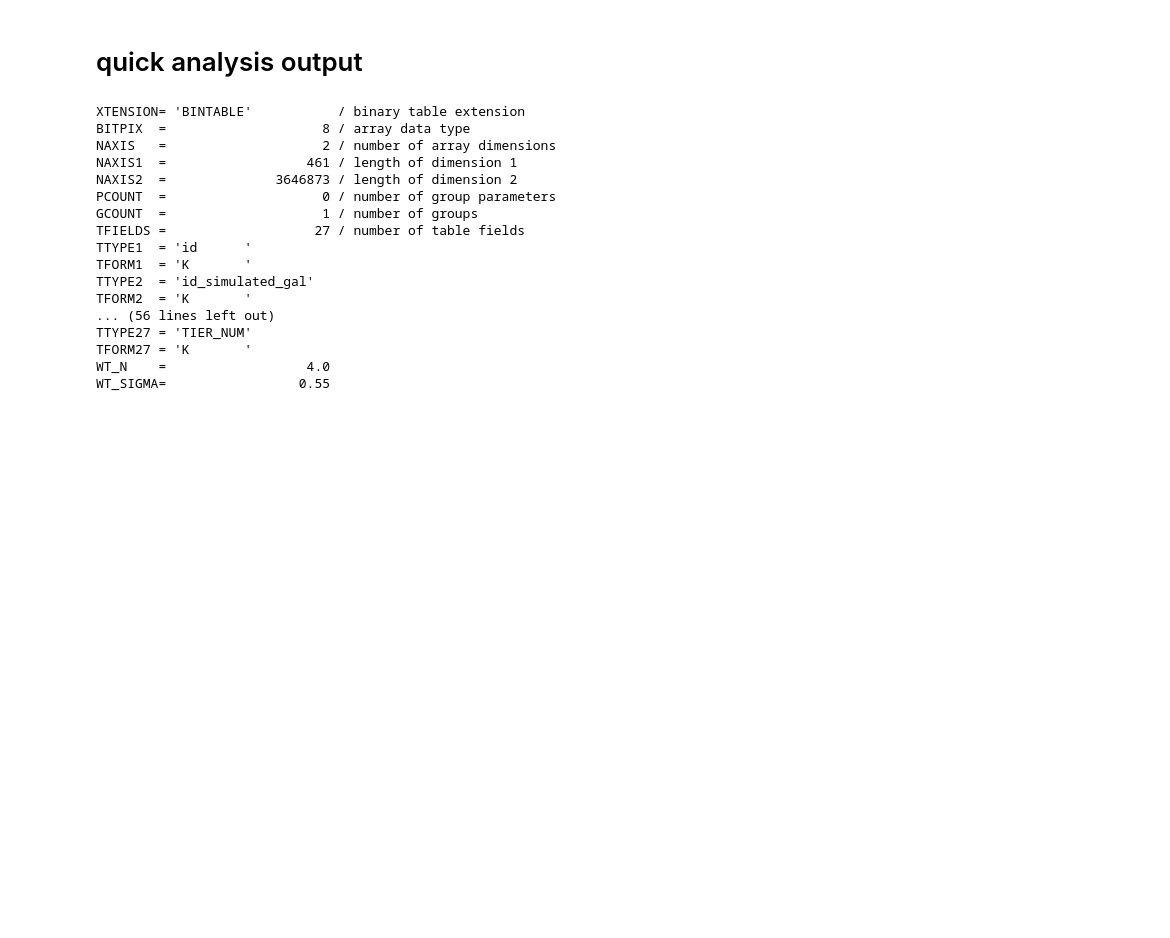
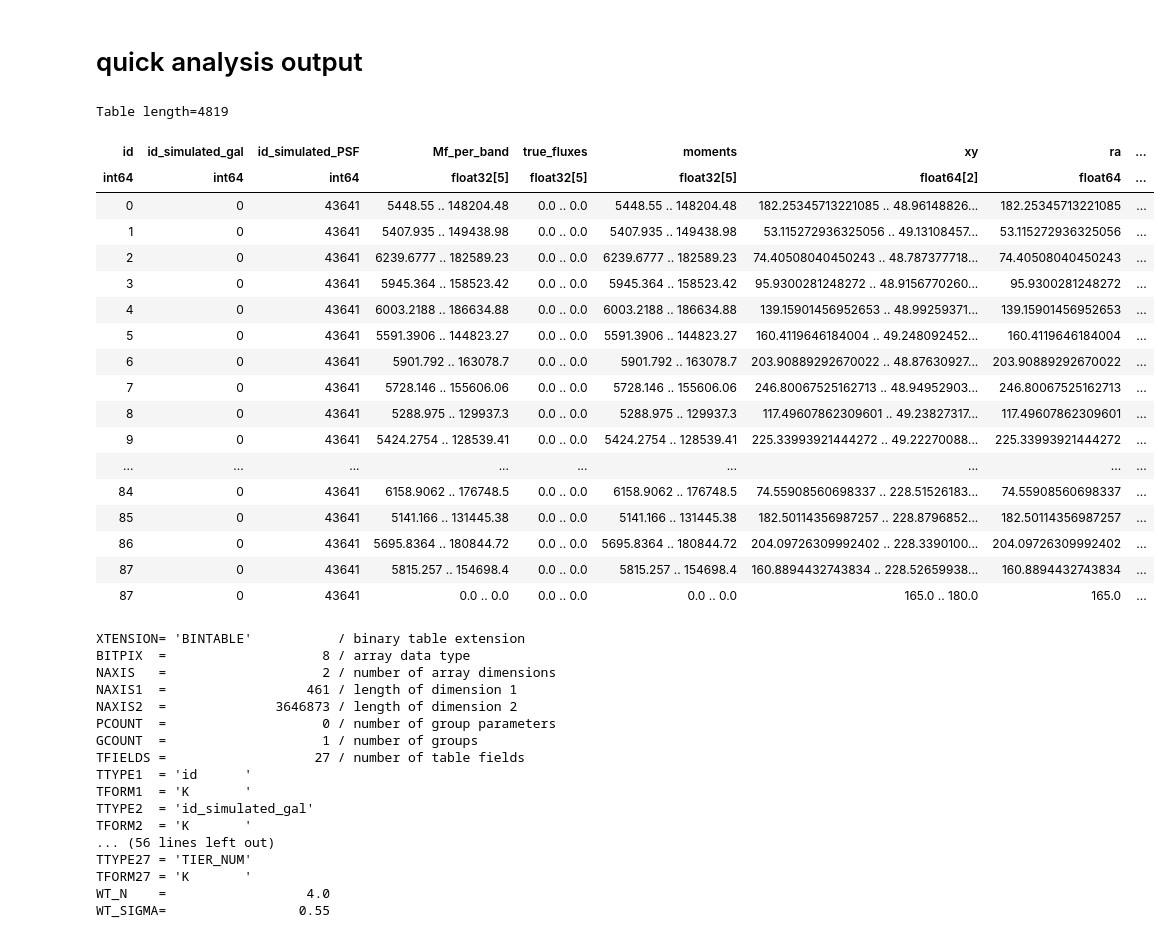
Before and after one commit to mgatti29/BFD_pipeline, a Jupyter notebook: Analysis.ipynb, the cells around one changed output. Drawn from its saved outputs; the diff is of its cells as text; code cells hidden in the pictures; blank space fills up the shorter version.

```diff
--- a/Analysis.ipynb
+++ b/Analysis.ipynb
@@ -1,5 +1,30 @@
 # %% [markdown]
 # quick analysis output
+# %%
+from astropy.io import fits
+from astropy.table import Table
+
+Table(fits.open('/home/vwetzell/Downloads/tiles_noblends_mask_effects_01_KBH/targets/ISm_targets_0.fits')[1].data)
+# %% [output]
+Table length=4819
+| id | id_simulated_gal | id_simulated_PSF | Mf_per_band | true_fluxes | moments | xy | ra | ... |
+| int64 | int64 | int64 | float32[5] | float32[5] | float32[5] | float64[2] | float64 | ... |
+| 0 | 0 | 43641 | 5448.55 .. 148204.48 | 0.0 .. 0.0 | 5448.55 .. 148204.48 | 182.25345713221085 .. 48.96148826... | 182.25345713221085 | ... |
+| 1 | 0 | 43641 | 5407.935 .. 149438.98 | 0.0 .. 0.0 | 5407.935 .. 149438.98 | 53.115272936325056 .. 49.13108457... | 53.115272936325056 | ... |
+| 2 | 0 | 43641 | 6239.6777 .. 182589.23 | 0.0 .. 0.0 | 6239.6777 .. 182589.23 | 74.40508040450243 .. 48.787377718... | 74.40508040450243 | ... |
+| 3 | 0 | 43641 | 5945.364 .. 158523.42 | 0.0 .. 0.0 | 5945.364 .. 158523.42 | 95.9300281248272 .. 48.9156770260... | 95.9300281248272 | ... |
+| 4 | 0 | 43641 | 6003.2188 .. 186634.88 | 0.0 .. 0.0 | 6003.2188 .. 186634.88 | 139.15901456952653 .. 48.99259371... | 139.15901456952653 | ... |
+| 5 | 0 | 43641 | 5591.3906 .. 144823.27 | 0.0 .. 0.0 | 5591.3906 .. 144823.27 | 160.4119646184004 .. 49.248092452... | 160.4119646184004 | ... |
+| 6 | 0 | 43641 | 5901.792 .. 163078.7 | 0.0 .. 0.0 | 5901.792 .. 163078.7 | 203.90889292670022 .. 48.87630927... | 203.90889292670022 | ... |
+| 7 | 0 | 43641 | 5728.146 .. 155606.06 | 0.0 .. 0.0 | 5728.146 .. 155606.06 | 246.80067525162713 .. 48.94952903... | 246.80067525162713 | ... |
+| 8 | 0 | 43641 | 5288.975 .. 129937.3 | 0.0 .. 0.0 | 5288.975 .. 129937.3 | 117.49607862309601 .. 49.23827317... | 117.49607862309601 | ... |
+| 9 | 0 | 43641 | 5424.2754 .. 128539.41 | 0.0 .. 0.0 | 5424.2754 .. 128539.41 | 225.33993921444272 .. 49.22270088... | 225.33993921444272 | ... |
+| ... | ... | ... | ... | ... | ... | ... | ... | ... |
+| 84 | 0 | 43641 | 6158.9062 .. 176748.5 | 0.0 .. 0.0 | 6158.9062 .. 176748.5 | 74.55908560698337 .. 228.51526183... | 74.55908560698337 | ... |
+| 85 | 0 | 43641 | 5141.166 .. 131445.38 | 0.0 .. 0.0 | 5141.166 .. 131445.38 | 182.50114356987257 .. 228.8796852... | 182.50114356987257 | ... |
+| 86 | 0 | 43641 | 5695.8364 .. 180844.72 | 0.0 .. 0.0 | 5695.8364 .. 180844.72 | 204.09726309992402 .. 228.3390100... | 204.09726309992402 | ... |
+| 87 | 0 | 43641 | 5815.257 .. 154698.4 | 0.0 .. 0.0 | 5815.257 .. 154698.4 | 160.8894432743834 .. 228.52659938... | 160.8894432743834 | ... |
+| 87 | 0 | 43641 | 0.0 .. 0.0 | 0.0 .. 0.0 | 0.0 .. 0.0 | 165.0 .. 180.0 | 165.0 | ... |
 # %%
 from astropy.io import fits
 import numpy as np
```
Also changed, not shown: 2 other files.
